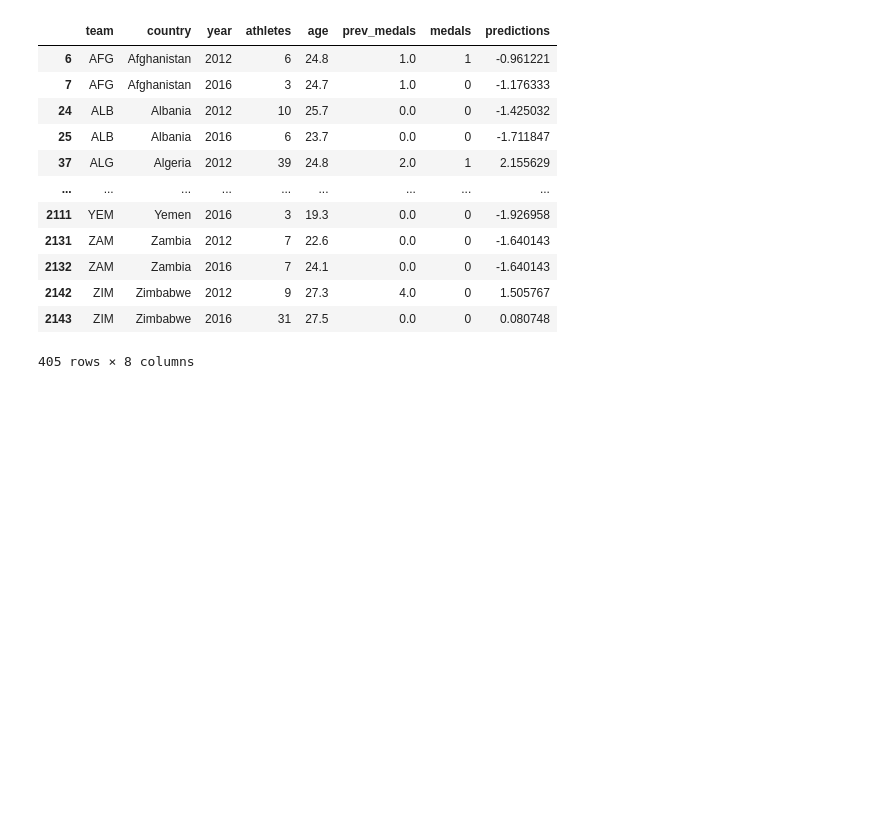
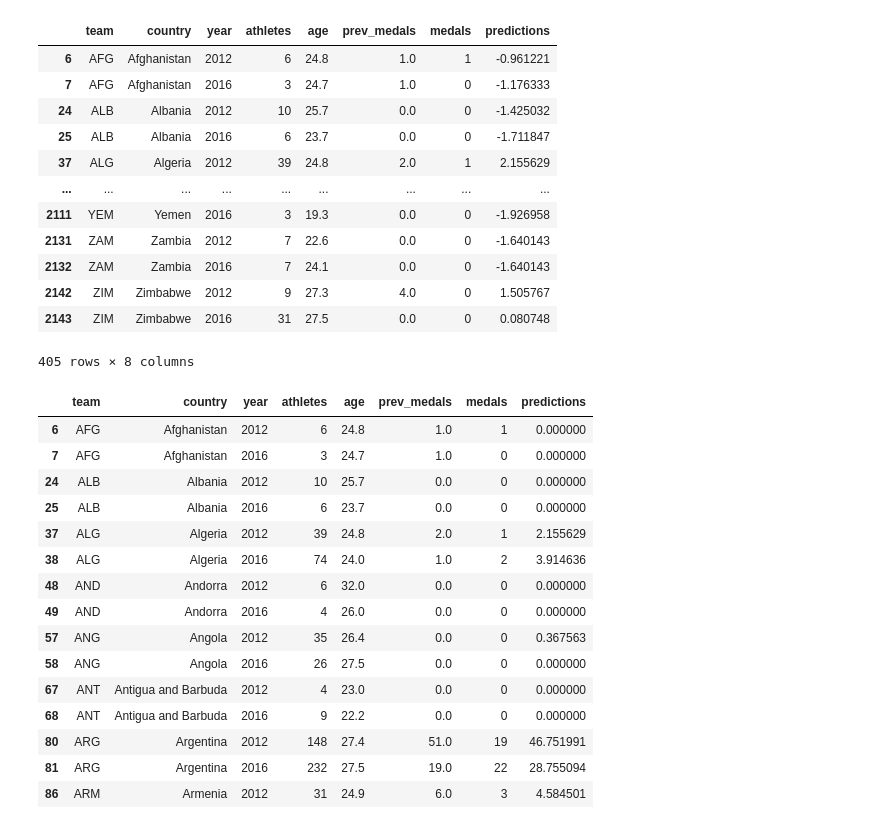
Before and after one commit to EroshBc/ML-Project-Gold-Medal-Prediction, a Jupyter notebook: Olympic Medal Prediction.ipynb, the cells around one changed output. Drawn from its saved outputs; the diff is of its cells as text; code cells hidden in the pictures; blank space fills up the shorter version.

```diff
--- a/Olympic Medal Prediction.ipynb
+++ b/Olympic Medal Prediction.ipynb
@@ -211,6 +211,3 @@ test
 | 2142 | ZIM | Zimbabwe | 2012 | 9 | 27.3 | 4.0 | 0 | 1.505767 |
 | 2143 | ZIM | Zimbabwe | 2016 | 31 | 27.5 | 0.0 | 0 | 0.080748 |
 405 rows × 8 columns
-# %%
-#predcitions values less than 0 stored as 0
-test.loc[test["predictions"] < 0 ,"predcitions"] = 0
@@ -219,0 +214,21 @@ test["predictions"] = test["predictions"].round()
+# %%
+#predcitions values less than 0 stored as 0
+test.loc[test["predictions"] < 0, "predictions"] = 0
+test.head(15)
+# %% [output]
+|  | team | country | year | athletes | age | prev_medals | medals | predictions |
+| 6 | AFG | Afghanistan | 2012 | 6 | 24.8 | 1.0 | 1 | 0.000000 |
+| 7 | AFG | Afghanistan | 2016 | 3 | 24.7 | 1.0 | 0 | 0.000000 |
+| 24 | ALB | Albania | 2012 | 10 | 25.7 | 0.0 | 0 | 0.000000 |
+| 25 | ALB | Albania | 2016 | 6 | 23.7 | 0.0 | 0 | 0.000000 |
+| 37 | ALG | Algeria | 2012 | 39 | 24.8 | 2.0 | 1 | 2.155629 |
+| 38 | ALG | Algeria | 2016 | 74 | 24.0 | 1.0 | 2 | 3.914636 |
+| 48 | AND | Andorra | 2012 | 6 | 32.0 | 0.0 | 0 | 0.000000 |
+| 49 | AND | Andorra | 2016 | 4 | 26.0 | 0.0 | 0 | 0.000000 |
+| 57 | ANG | Angola | 2012 | 35 | 26.4 | 0.0 | 0 | 0.367563 |
+| 58 | ANG | Angola | 2016 | 26 | 27.5 | 0.0 | 0 | 0.000000 |
+| 67 | ANT | Antigua and Barbuda | 2012 | 4 | 23.0 | 0.0 | 0 | 0.000000 |
+| 68 | ANT | Antigua and Barbuda | 2016 | 9 | 22.2 | 0.0 | 0 | 0.000000 |
+| 80 | ARG | Argentina | 2012 | 148 | 27.4 | 51.0 | 19 | 46.751991 |
+| 81 | ARG | Argentina | 2016 | 232 | 27.5 | 19.0 | 22 | 28.755094 |
+| 86 | ARM | Armenia | 2012 | 31 | 24.9 | 6.0 | 3 | 4.584501 |
```
Also changed, not shown: parts of 4 cells of this notebook.
